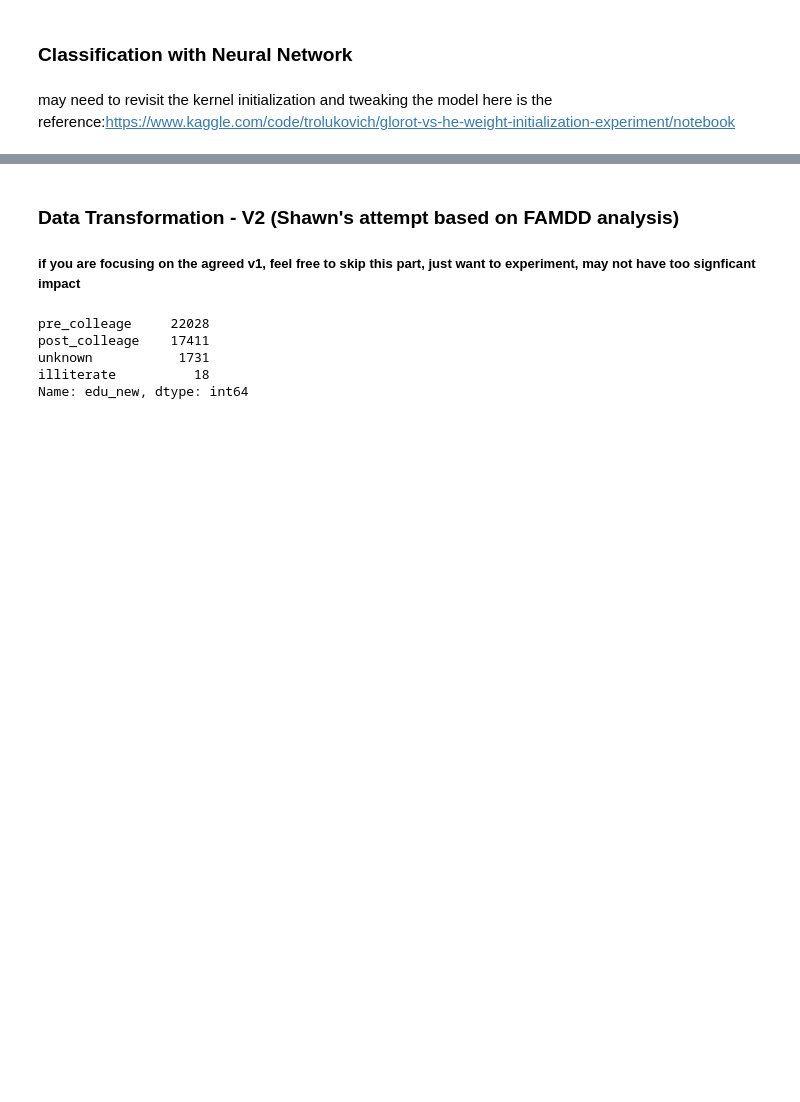
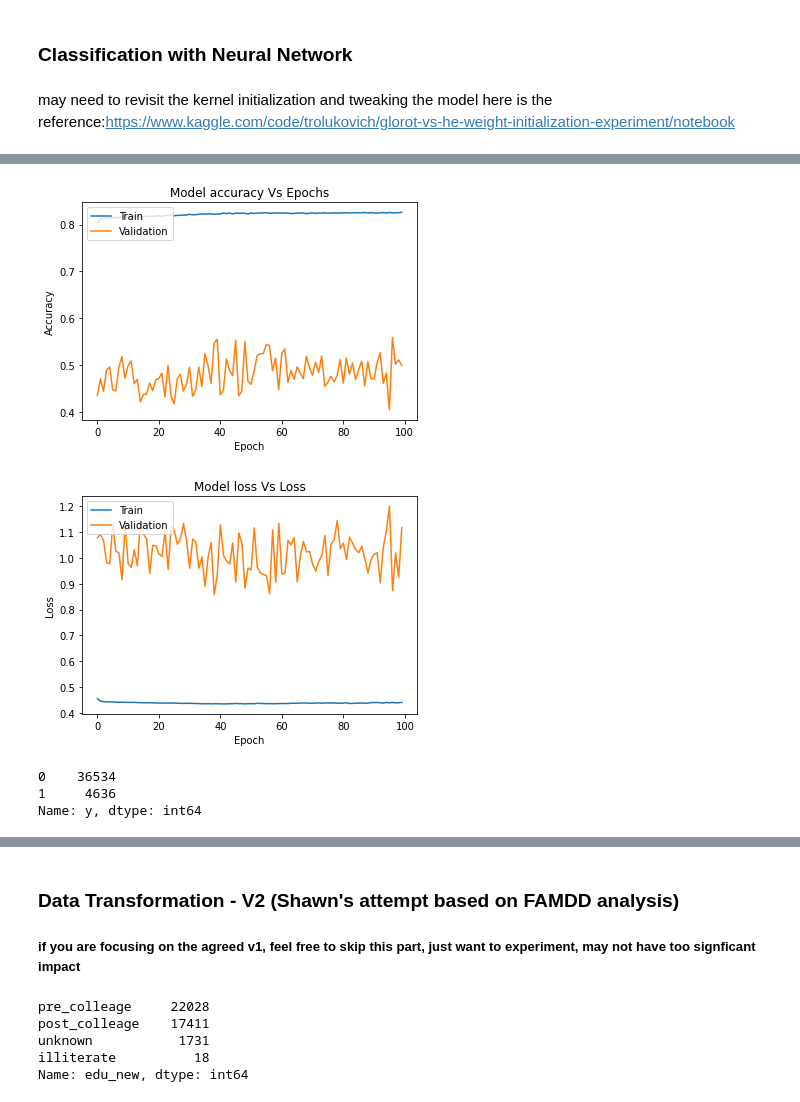
Before and after one commit to ShawnLiu119/Bank-Marketing_Clas-Clus-AppDev, a Jupyter notebook: BankMkting_classificationmodelling.ipynb, the cells around one changed output, grey strips where cells are left out. Saved outputs shown, nothing was run; the diff lists cells and outputs as text; code cells hidden in the pictures; blank space fills up the shorter version.

```diff
--- a/BankMkting_classificationmodelling.ipynb
+++ b/BankMkting_classificationmodelling.ipynb
@@ -286,0 +339,8 @@ Epoch 97/100
+# %%
+model2 = Sequential()
+model2.add(Dense(units = 32, activation='relu',input_dim = x_s2.shape[1]))
+model2.add(Dense(units = 8 ,activation='relu'))
+model2.add(Dense(units = 1, activation = 'sigmoid'))
+# %%
+model2.compile(optimizer = 'rmsprop', loss = 'binary_crossentropy', metrics = ['accuracy'])
+model2.summary()
@@ -286,0 +363,2 @@ Epoch 97/100
+# %%
+model_history = model2.fit(x_s2, y_s2,validation_split=0.33, batch_size = 10, epochs = 100)
@@ -286,0 +383,20 @@ Epoch 97/100
+# %%
+plt.plot(model_history.history['accuracy'])
+plt.plot(model_history.history['val_accuracy'])
+plt.title('Model accuracy Vs Epochs')
+plt.ylabel('Accuracy')
+plt.xlabel('Epoch')
+plt.legend(['Train', 'Validation'], loc='upper left')
+plt.show()
+
+# summarize history for loss
+plt.plot(model_history.history['loss'])
+plt.plot(model_history.history['val_loss'])
+plt.title('Model loss Vs Loss')
+plt.ylabel('Loss')
+plt.xlabel('Epoch')
+plt.legend(['Train', 'Validation'], loc='upper left')
+plt.show()
+# %% [output]
+[figure, added]
+[figure, added]
@@ -286,0 +410,7 @@ Epoch 97/100
+# %%
+y = df_dur['y'].apply(lambda x: 0 if x=='no' else (1 if x=='yes' else -1))
+y.value_counts()
+# %% [output]
+0    36534
+1     4636
+Name: y, dtype: int64
```
Also changed, not shown: parts of 25 cells of this notebook.
